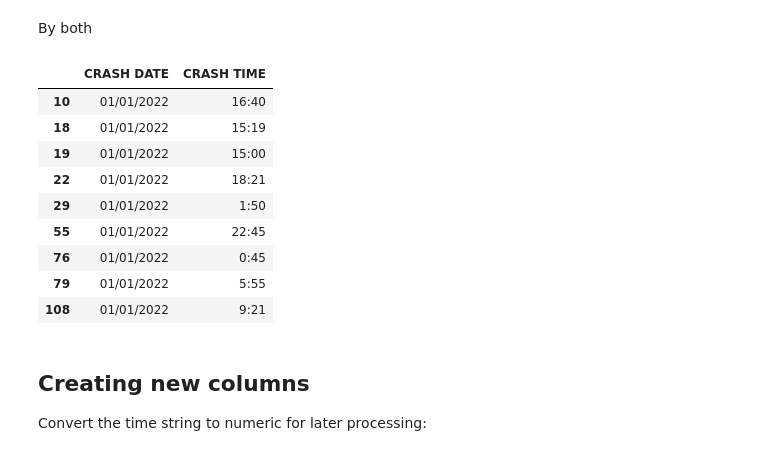
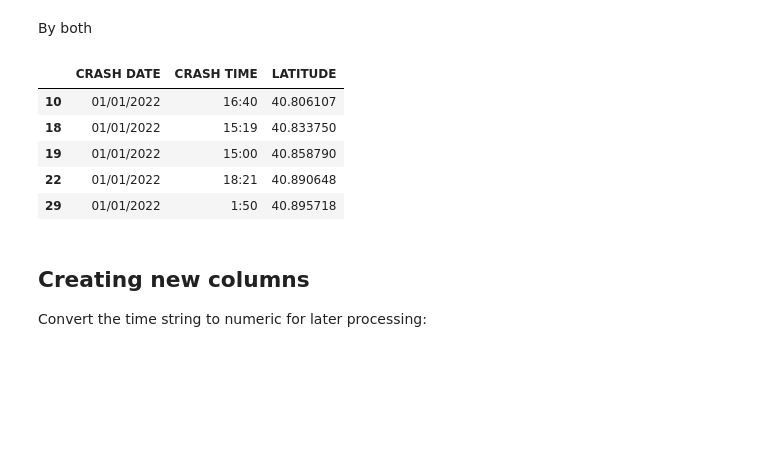
Before and after one commit to ryanhasch/ids-s22, a Jupyter notebook: _sources/docs/pandas.ipynb, the cells around one changed output. Drawn from its saved outputs; the diff is of its cells as text; code cells hidden in the pictures; blank space fills up the shorter version.

```diff
--- a/_sources/docs/pandas.ipynb
+++ b/_sources/docs/pandas.ipynb
@@ -132,19 +133,19 @@ bronx_crash[["CRASH DATE", "CRASH TIME"]]
 948 rows × 2 columns
 # %% [markdown]
 By both
-# %%
-bronx_crash.iloc[0:9, 0:2]
-# %% [output]
-|  | CRASH DATE | CRASH TIME |
-| 10 | 01/01/2022 | 16:40 |
-| 18 | 01/01/2022 | 15:19 |
-| 19 | 01/01/2022 | 15:00 |
-| 22 | 01/01/2022 | 18:21 |
-| 29 | 01/01/2022 | 1:50 |
-| 55 | 01/01/2022 | 22:45 |
-| 76 | 01/01/2022 | 0:45 |
-| 79 | 01/01/2022 | 5:55 |
-| 108 | 01/01/2022 | 9:21 |
+# %%
+bronx_long = nyc_crash.loc[nyc_crash['BOROUGH'] == 'BRONX',
+                           ["CRASH DATE", "CRASH TIME", "LONGITUDE"]]
+bronx_lat  = nyc_crash.loc[nyc_crash['BOROUGH'] == 'BRONX',
+                           ["CRASH DATE", "CRASH TIME", "LATITUDE"]]
+bronx_lat.head(5)
+# %% [output]
+|  | CRASH DATE | CRASH TIME | LATITUDE |
+| 10 | 01/01/2022 | 16:40 | 40.806107 |
+| 18 | 01/01/2022 | 15:19 | 40.833750 |
+| 19 | 01/01/2022 | 15:00 | 40.858790 |
+| 22 | 01/01/2022 | 18:21 | 40.890648 |
+| 29 | 01/01/2022 | 1:50 | 40.895718 |
 # %% [markdown]
 ## Creating new columns
 
```
Also changed, not shown: parts of 9 cells of this notebook, 24 other files.
